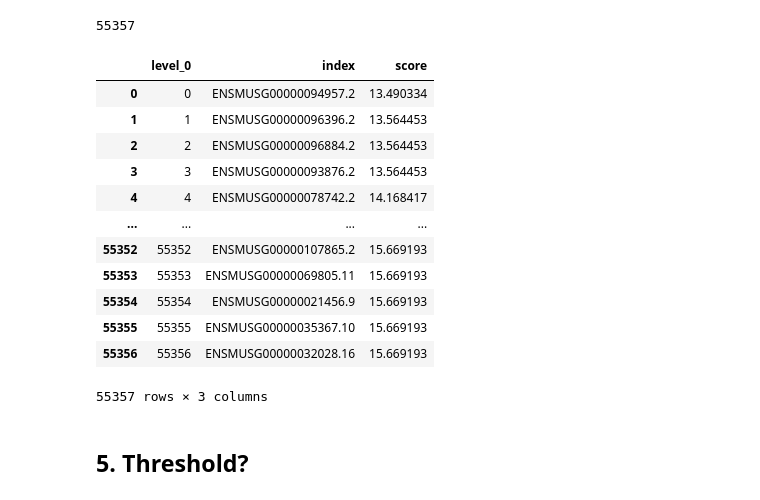
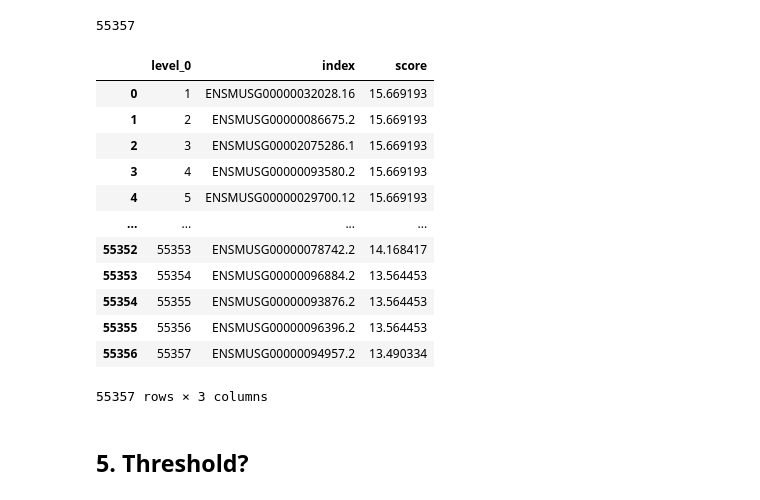
Before and after one commit to hyejun18/bioinfo1, a Jupyter notebook: notebooks/TermProj_Free_2_PSSM.ipynb, the cells around one changed output. Drawn from its saved outputs; the diff is of its cells as text; code cells hidden in the pictures.

```diff
--- a/notebooks/TermProj_Free_2_PSSM.ipynb
+++ b/notebooks/TermProj_Free_2_PSSM.ipynb
@@ -313,22 +313,23 @@ for geneId in dctGeneScores:
         print(geneId, dctGeneScores[geneId])
 # %%
 dfGeneScores = pd.Series(dctGeneScores).to_frame('score')
-dfGeneScores = dfGeneScores.sort_values('score').reset_index(drop=False)
+dfGeneScores = dfGeneScores.sort_values('score', ascending=False).reset_index(drop=False)
 dfGeneScores.reset_index(drop=False, inplace=True)
+dfGeneScores['level_0'] = range(1, len(dfGeneScores) + 1)
 dfGeneScores
 # %% [output]
 |  | level_0 | index | score |
-| 0 | 0 | ENSMUSG00000094957.2 | 13.490334 |
-| 1 | 1 | ENSMUSG00000096396.2 | 13.564453 |
-| 2 | 2 | ENSMUSG00000096884.2 | 13.564453 |
-| 3 | 3 | ENSMUSG00000093876.2 | 13.564453 |
-| 4 | 4 | ENSMUSG00000078742.2 | 14.168417 |
+| 0 | 1 | ENSMUSG00000032028.16 | 15.669193 |
+| 1 | 2 | ENSMUSG00000086675.2 | 15.669193 |
+| 2 | 3 | ENSMUSG00002075286.1 | 15.669193 |
+| 3 | 4 | ENSMUSG00000093580.2 | 15.669193 |
+| 4 | 5 | ENSMUSG00000029700.12 | 15.669193 |
 | ... | ... | ... | ... |
-| 55352 | 55352 | ENSMUSG00000107865.2 | 15.669193 |
-| 55353 | 55353 | ENSMUSG00000069805.11 | 15.669193 |
-| 55354 | 55354 | ENSMUSG00000021456.9 | 15.669193 |
-| 55355 | 55355 | ENSMUSG00000035367.10 | 15.669193 |
-| 55356 | 55356 | ENSMUSG00000032028.16 | 15.669193 |
+| 55352 | 55353 | ENSMUSG00000078742.2 | 14.168417 |
+| 55353 | 55354 | ENSMUSG00000096884.2 | 13.564453 |
+| 55354 | 55355 | ENSMUSG00000093876.2 | 13.564453 |
+| 55355 | 55356 | ENSMUSG00000096396.2 | 13.564453 |
+| 55356 | 55357 | ENSMUSG00000094957.2 | 13.490334 |
 55357 rows × 3 columns
 # %% [markdown]
 ## 5. Threshold?
```
Also changed, not shown: parts of 1 cell of this notebook.
